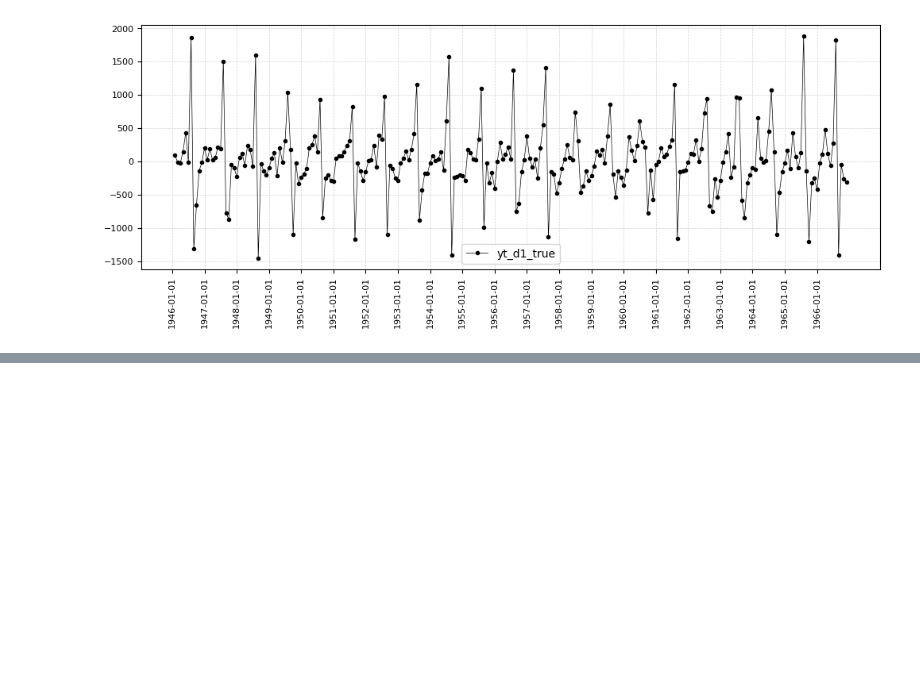
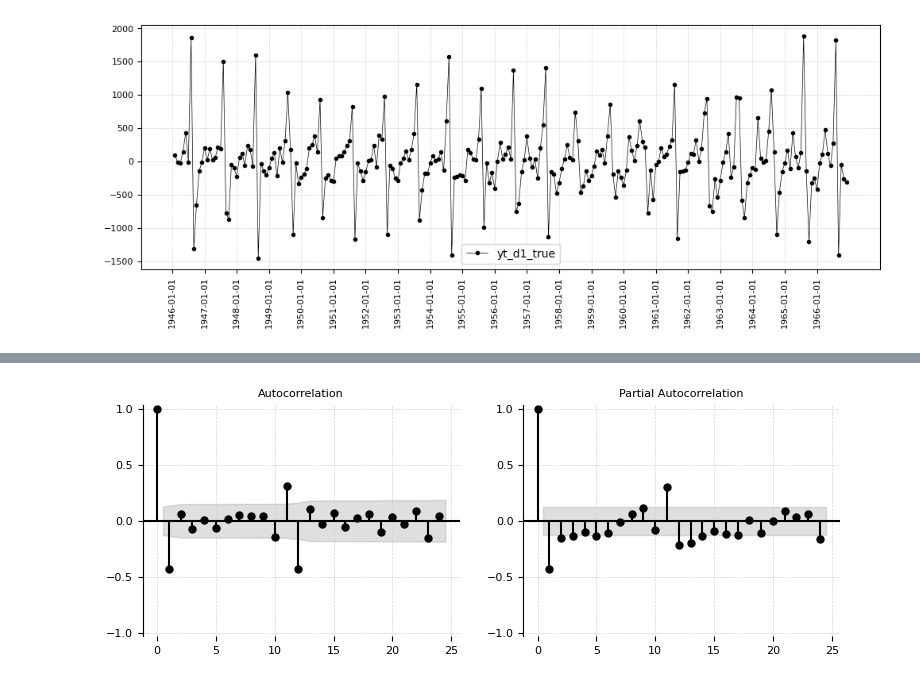
Before and after one commit to 2026-2-predictiva/std-maria-gabriel-perez-barrios, a Jupyter notebook: PRE_08_series_de_tiempo/notebooks/notebook_1.ipynb, the cells around one changed output, grey strips where cells are left out. Cells and saved outputs as stored; diff of their text form; code cells hidden in the pictures; blank space fills up the shorter version.

```diff
--- a/PRE_08_series_de_tiempo/notebooks/notebook_1.ipynb
+++ b/PRE_08_series_de_tiempo/notebooks/notebook_1.ipynb
@@ -65,0 +98,7 @@ Name: yt_d1_true, dtype: float64
+# %%
+#
+# Autocorrelograma simple
+#
+functions.acf_pacf_plots(df_orig.yt_d1d12_true.dropna())
+# %% [output]
+[figure, added]
```
Also changed, not shown: parts of 6 cells of this notebook, 3 other files.
